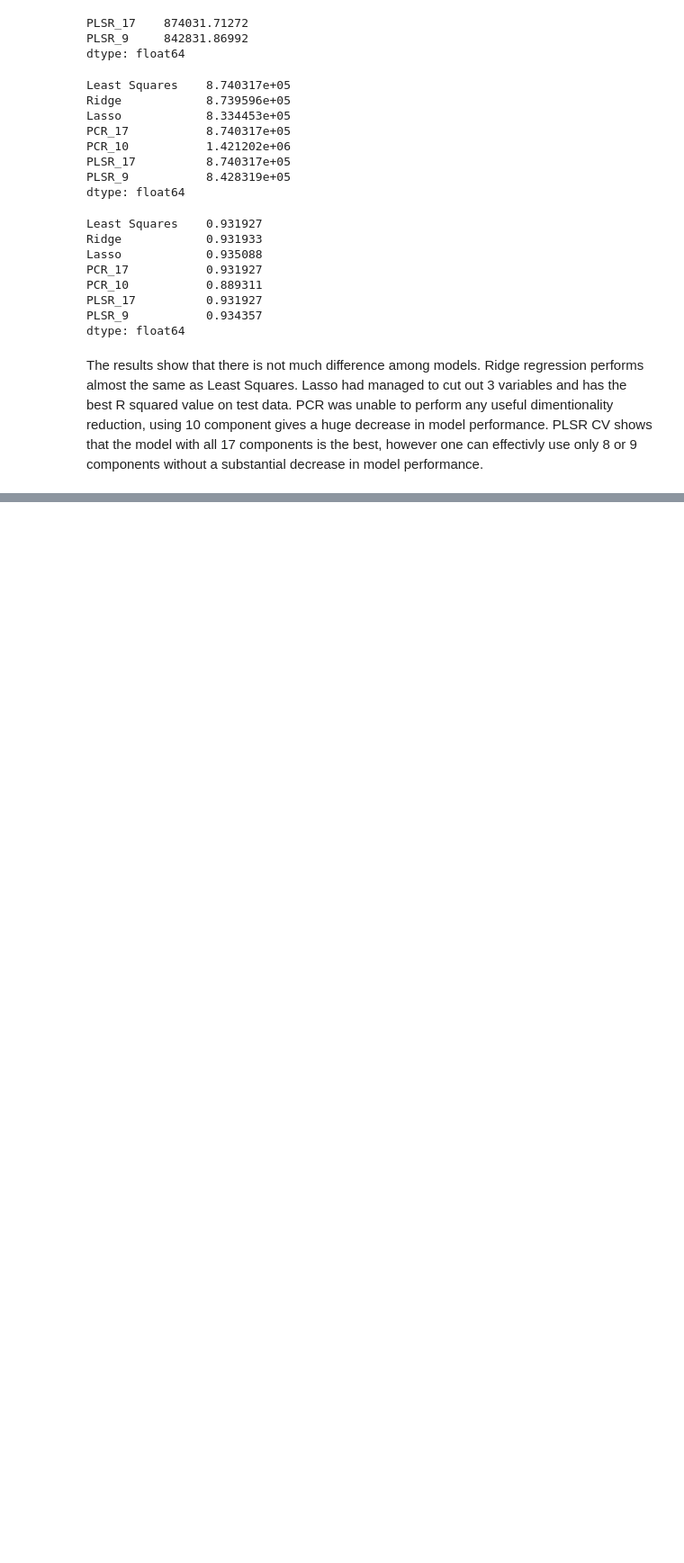
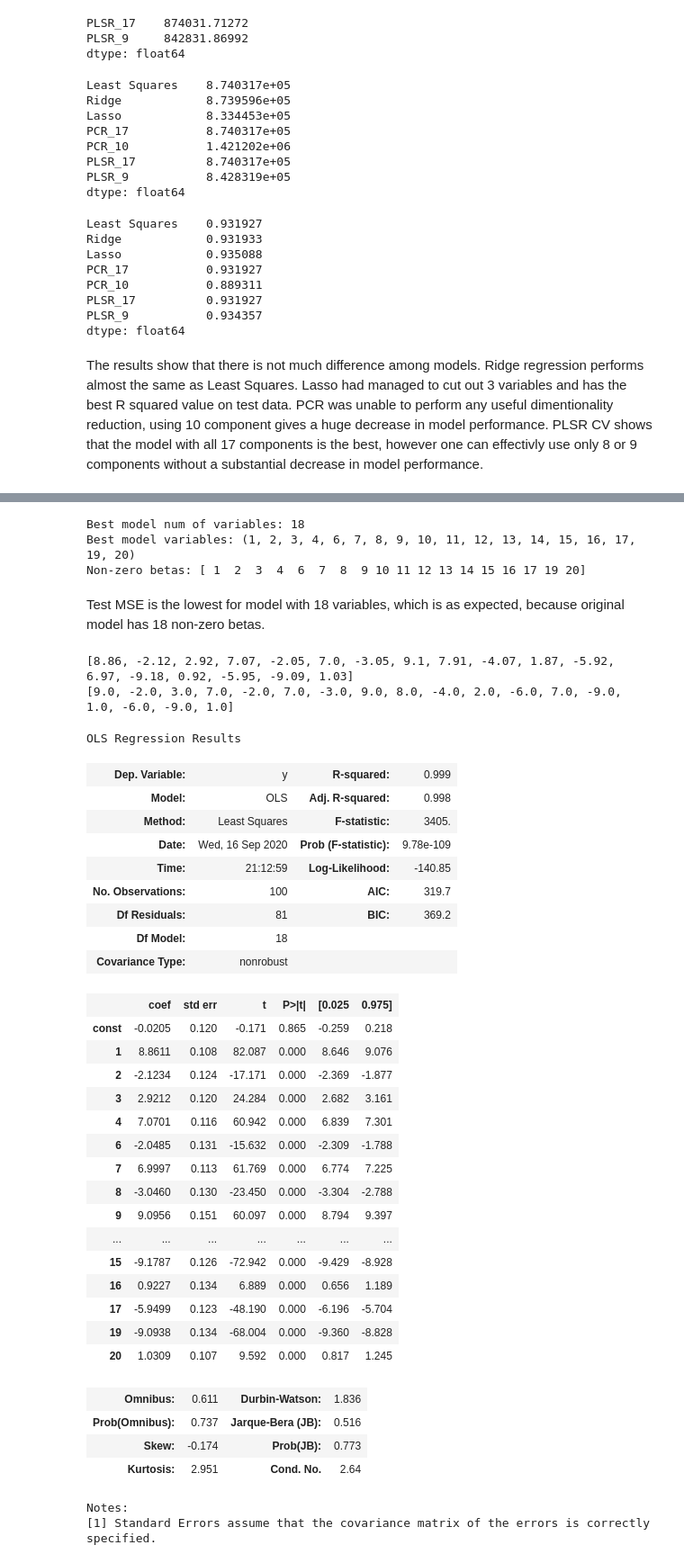
Before and after one commit to vivialprt/ISLR, a Jupyter notebook: Chapter6/Solution.ipynb, the cells around one changed output, grey strips where cells are left out. Shown: that part at 90% size. Drawn from its saved outputs; the diff is of its cells as text; code cells hidden in the pictures; blank space fills up the shorter version.

```diff
--- a/Chapter6/Solution.ipynb
+++ b/Chapter6/Solution.ipynb
@@ -497,0 +553,52 @@ The results show that there is not much difference among models. Ridge regressio
+# %%
+print('Best model num of variables:', test_best)
+print('Best model variables:', best_models[test_best])
+print('Non-zero betas:', B.nonzero()[0] + 1)
+# %% [output]
+Best model num of variables: 18
+Best model variables: (1, 2, 3, 4, 6, 7, 8, 9, 10, 11, 12, 13, 14, 15, 16, 17, 19, 20)
+Non-zero betas: [ 1  2  3  4  6  7  8  9 10 11 12 13 14 15 16 17 19 20]
+# %% [markdown]
+Test MSE is the lowest for model with 18 variables, which is as expected, because original model has 18 non-zero betas.
+# %%
+best_model = sm.OLS(train_y, sm.add_constant(train_X[list(best_models[test_best])])).fit()
+print(best_model.params.round(2).tolist()[1:])
+print(B[B.nonzero()].tolist())
+# %% [output]
+[8.86, -2.12, 2.92, 7.07, -2.05, 7.0, -3.05, 9.1, 7.91, -4.07, 1.87, -5.92, 6.97, -9.18, 0.92, -5.95, -9.09, 1.03]
+[9.0, -2.0, 3.0, 7.0, -2.0, 7.0, -3.0, 9.0, 8.0, -4.0, 2.0, -6.0, 7.0, -9.0, 1.0, -6.0, -9.0, 1.0]
+# %%
+best_model.summary()
+# %% [output]
+OLS Regression Results
+| Dep. Variable: | y | R-squared: | 0.999 |
+| Model: | OLS | Adj. R-squared: | 0.998 |
+| Method: | Least Squares | F-statistic: | 3405. |
+| Date: | Wed, 16 Sep 2020 | Prob (F-statistic): | 9.78e-109 |
+| Time: | 21:12:59 | Log-Likelihood: | -140.85 |
+| No. Observations: | 100 | AIC: | 319.7 |
+| Df Residuals: | 81 | BIC: | 369.2 |
+| Df Model: | 18 |  |  |
+| Covariance Type: | nonrobust |  |  |
+|  | coef | std err | t | P>|t| | [0.025 | 0.975] |
+| const | -0.0205 | 0.120 | -0.171 | 0.865 | -0.259 | 0.218 |
+| 1 | 8.8611 | 0.108 | 82.087 | 0.000 | 8.646 | 9.076 |
+| 2 | -2.1234 | 0.124 | -17.171 | 0.000 | -2.369 | -1.877 |
+| 3 | 2.9212 | 0.120 | 24.284 | 0.000 | 2.682 | 3.161 |
+| 4 | 7.0701 | 0.116 | 60.942 | 0.000 | 6.839 | 7.301 |
+| 6 | -2.0485 | 0.131 | -15.632 | 0.000 | -2.309 | -1.788 |
+| 7 | 6.9997 | 0.113 | 61.769 | 0.000 | 6.774 | 7.225 |
+| 8 | -3.0460 | 0.130 | -23.450 | 0.000 | -3.304 | -2.788 |
+| 9 | 9.0956 | 0.151 | 60.097 | 0.000 | 8.794 | 9.397 |
+| ... | ... | ... | ... | ... | ... | ... |
+| 15 | -9.1787 | 0.126 | -72.942 | 0.000 | -9.429 | -8.928 |
+| 16 | 0.9227 | 0.134 | 6.889 | 0.000 | 0.656 | 1.189 |
+| 17 | -5.9499 | 0.123 | -48.190 | 0.000 | -6.196 | -5.704 |
+| 19 | -9.0938 | 0.134 | -68.004 | 0.000 | -9.360 | -8.828 |
+| 20 | 1.0309 | 0.107 | 9.592 | 0.000 | 0.817 | 1.245 |
+| Omnibus: | 0.611 | Durbin-Watson: | 1.836 |
+| Prob(Omnibus): | 0.737 | Jarque-Bera (JB): | 0.516 |
+| Skew: | -0.174 | Prob(JB): | 0.773 |
+| Kurtosis: | 2.951 | Cond. No. | 2.64 |
+Notes:
+[1] Standard Errors assume that the covariance matrix of the errors is correctly specified.
```
Also changed, not shown: parts of 22 cells of this notebook.
